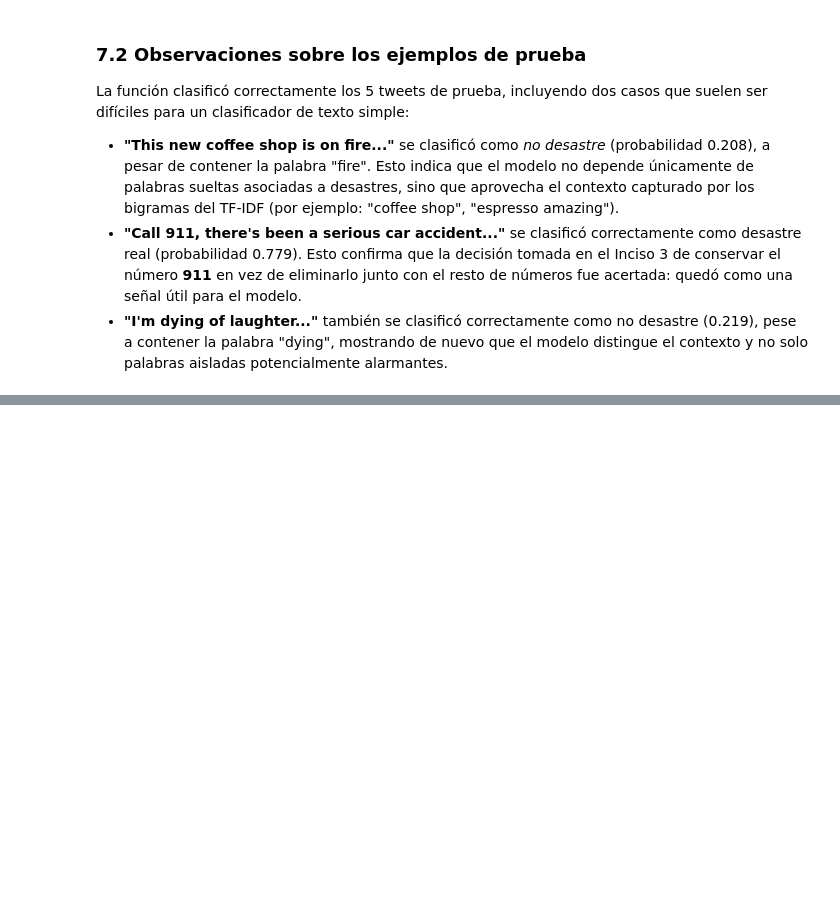
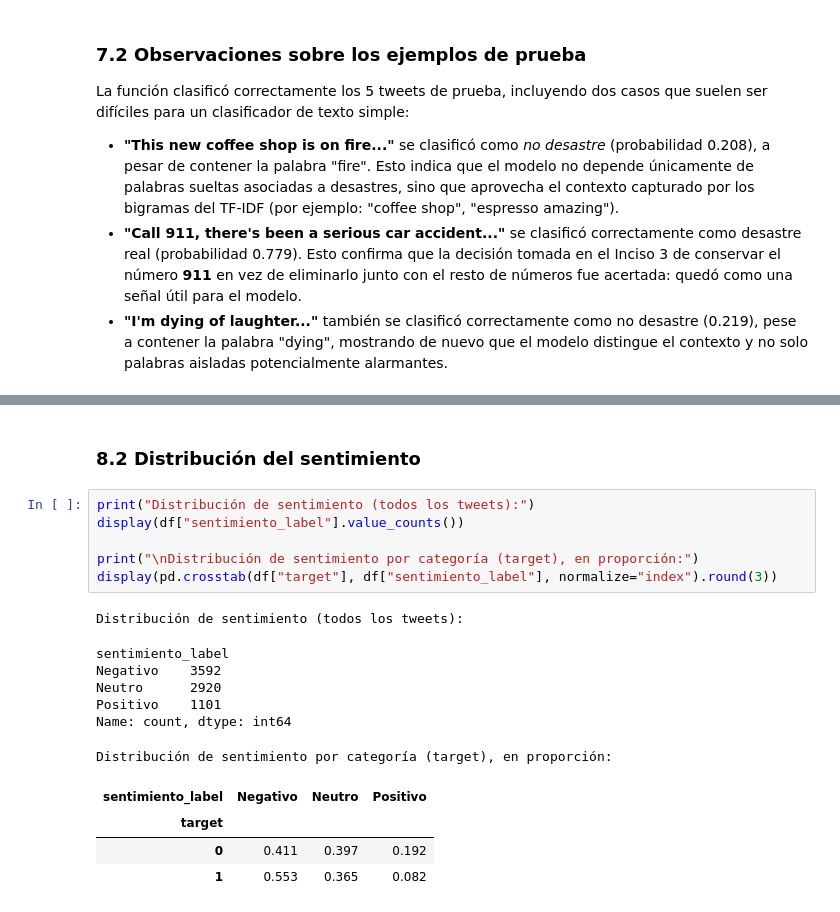
Before and after one commit to Ikeel04/Labs-DS, a Jupyter notebook: Lab5/Laboratorio5.ipynb, the cells around one changed output, grey strips where cells are left out. Drawn from its saved outputs; the diff is of its cells as text; blank space fills up the shorter version.

```diff
--- a/Lab5/Laboratorio5.ipynb
+++ b/Lab5/Laboratorio5.ipynb
@@ -494,0 +580,20 @@ suelen ser difíciles para un clasificador de texto simple:
+# %% [markdown]
+### 8.2 Distribución del sentimiento
+# %%
+print("Distribución de sentimiento (todos los tweets):")
+display(df["sentimiento_label"].value_counts())
+
+print("\nDistribución de sentimiento por categoría (target), en proporción:")
+display(pd.crosstab(df["target"], df["sentimiento_label"], normalize="index").round(3))
+# %% [output]
+Distribución de sentimiento (todos los tweets):
+sentimiento_label
+Negativo    3592
+Neutro      2920
+Positivo    1101
+Name: count, dtype: int64
+Distribución de sentimiento por categoría (target), en proporción:
+| sentimiento_label | Negativo | Neutro | Positivo |
+| target |  |  |  |
+| 0 | 0.411 | 0.397 | 0.192 |
+| 1 | 0.553 | 0.365 | 0.082 |
```
Also changed, not shown: parts of 5 cells of this notebook.
